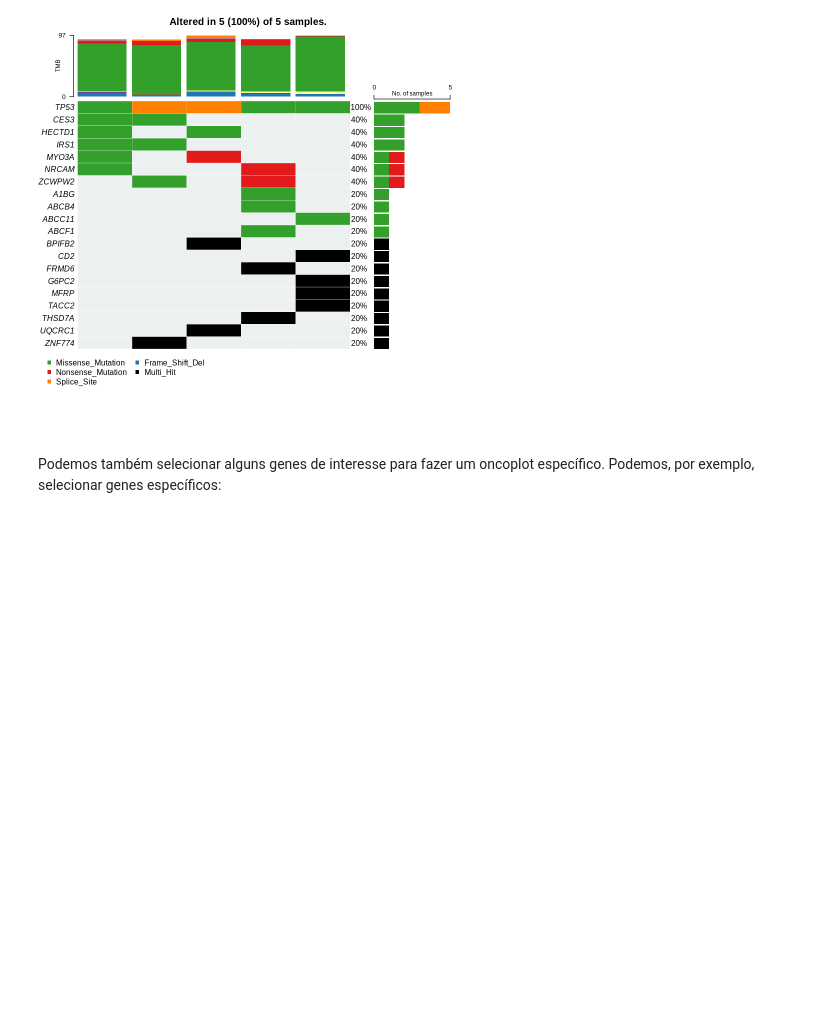
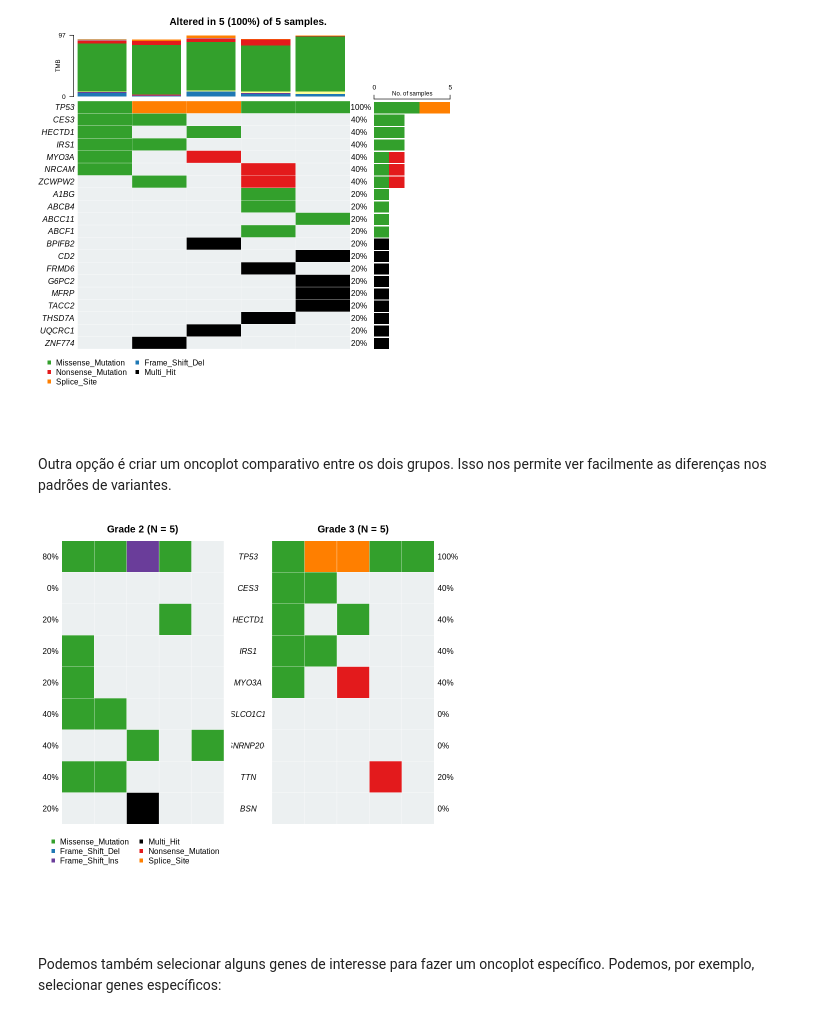
Before and after one commit to bioinformatics-inca/genomas-tumorais-2024, a Jupyter notebook: AulaPratica2_Chamada_de_variantes_somaticas.ipynb, the cells around one changed output. Drawn from its saved outputs; the diff is of its cells as text; code cells hidden in the pictures; blank space fills up the shorter version.

```diff
--- a/AulaPratica2_Chamada_de_variantes_somaticas.ipynb
+++ b/AulaPratica2_Chamada_de_variantes_somaticas.ipynb
@@ -51,8 +55,8 @@ load("Grade3_TCGA-OV_MAF.rda")
 
 A primeira etapa é a leitura dos arquivos MAF no objeto próprio da biblioteca maftools. Os dados utilizados nessa aula consistem em tabelas baixadas do TCGA relativas a amostras de câncer de ovário. Nesse caso, selecionamos 5 amostras de tumores de Grau 2 e 5 de Grau 3 e as agrupamos previamente. Os objetos estão como tabelas, então vamos convertê-los em objetos MAF.
 # %%
-samplesG2 <- read.maf(samplesG2, isTCGA = TRUE)
-samplesG3 <- read.maf(samplesG3, isTCGA = TRUE)
+samplesG2 <- read.maf(samplesG2, clinicalData = clinical_G2)
+samplesG3 <- read.maf(samplesG3, clinicalData = clinical_G3)
 # %% [output]
 -Validating
 -Silent variants: 108
@@ -110,6 +114,12 @@ oncoplot(samplesG2, genesToIgnore = c("TTN"))
 oncoplot(samplesG3, genesToIgnore = c("TTN"))
 # %% [output]
 [figure]
+# %% [markdown]
+Outra opção é criar um oncoplot comparativo entre os dois grupos. Isso nos permite ver facilmente as diferenças nos padrões de variantes.
+# %%
+coOncoplot(m1 = samplesG2, m1Name = "Grade 2", m2 = samplesG3, m2Name = "Grade 3")
+# %% [output]
+[figure, added]
 # %% [markdown]
 Podemos também selecionar alguns genes de interesse para fazer um oncoplot específico. Podemos, por exemplo, selecionar genes específicos:
 # %%
```
Also changed, not shown: parts of 7 cells of this notebook.
